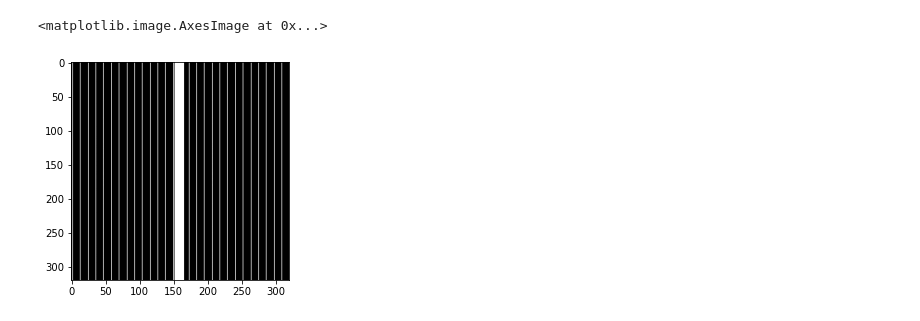
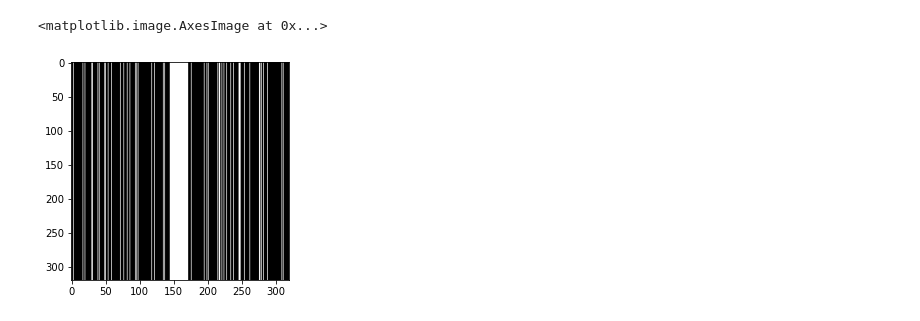
Before and after one commit to SimoneRuiter/artefacts, a Jupyter notebook: Downsample.ipynb, the cells around one changed output. Cells and saved outputs as stored; diff of their text form; code cells hidden in the pictures.

```diff
--- a/Downsample.ipynb
+++ b/Downsample.ipynb
@@ -22,30 +23,30 @@ kspace = transform_image_to_kspace(image)
 # %%
 def cartesian_mask(factor, orientation, distribution):
     acceleration, center_fraction = factor
     mask = np.zeros(kspace.shape, dtype=bool)
     num_cols = kspace.shape[0]
     num_low_frequencies = round(num_cols * center_fraction)
 
     if (distribution == "uniform"):
         adjusted_accel = (acceleration * (num_low_frequencies - num_cols)) / (num_low_frequencies * acceleration - num_cols)
         offset = np.random.randint(0, round(adjusted_accel)) # Should it be adjusted_accel - 1 ?
         accel_samples = np.arange(offset, num_cols - 1, adjusted_accel)
         accel_samples = np.around(accel_samples).astype(np.uint)
     elif (distribution == "random"):
         prob = (num_cols / acceleration - num_low_frequencies) / (num_cols - num_low_frequencies)
         accel_samples = np.random.uniform(size=num_cols) < prob
 
     if (orientation == "horizontal"):
         mask[:, round((num_cols - num_low_frequencies - 2) / 2):round((num_cols + num_low_frequencies - 2) / 2)] = True
         mask[:, accel_samples] = True
     elif (orientation == "vertical"):
         mask[int((num_cols - num_low_frequencies - 2) / 2):int((num_cols + num_low_frequencies - 2) / 2), :] = True
         mask[accel_samples,:] = True
 
     return mask
 
-mask = cartesian_mask(random.choice([(2, 0.16), (4, 0.08), (8, 0.04)]), random.choice(["horizontal", "vertical"]), random.choice(["uniform"]))
+mask = cartesian_mask(random.choice([(2, 0.16), (3, 0.11), (4, 0.08)]), random.choice(["horizontal"]), random.choice(["uniform", "random"]))
 plt.imshow(mask, cmap='gist_gray')
 # %% [output]
 <matplotlib.image.AxesImage at 0x...>
-[figure, old version]
+[figure, new version]
```
Also changed, not shown: parts of 5 cells of this notebook, 3 other files.
